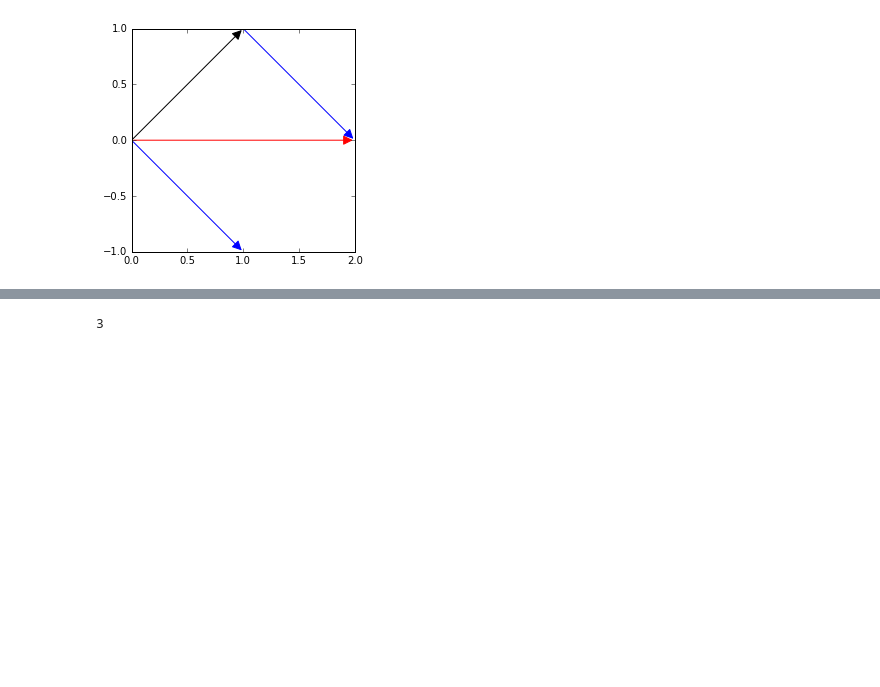
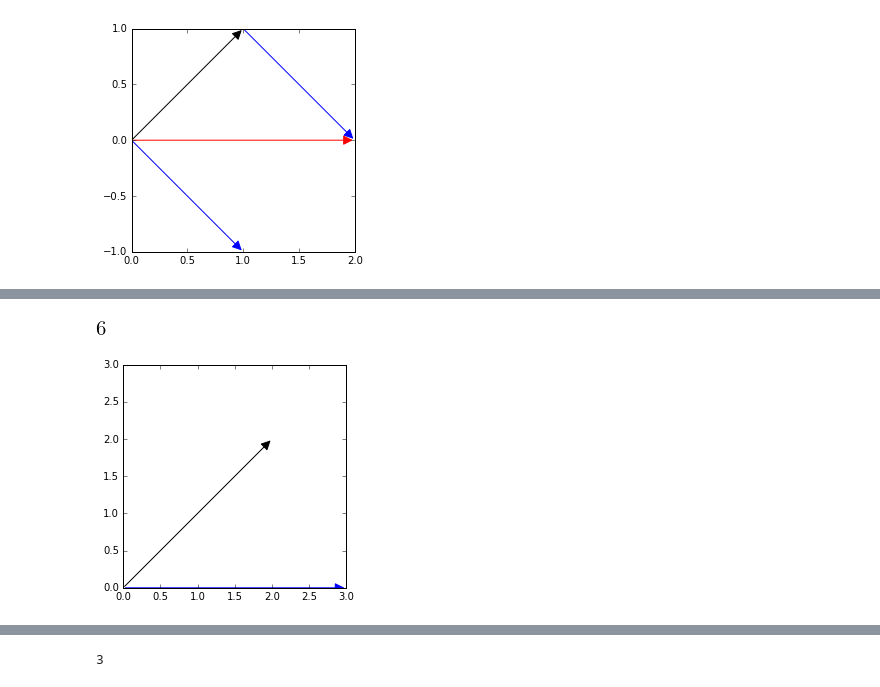
Before and after one commit to minireference/noBSLAnotebooks, a Jupyter notebook: Linear_algebra_overview.ipynb, the cells around one changed output, grey strips where cells are left out. Drawn from its saved outputs; the diff is of its cells as text; code cells hidden in the pictures; blank space fills up the shorter version.

```diff
--- a/Linear_algebra_overview.ipynb
+++ b/Linear_algebra_overview.ipynb
@@ -96,0 +136,12 @@ u+v
+# %%
+u = Vector([2,2])
+v = Vector([3,0])
+
+fig = mpl.figure()
+plot_vecs(u,v)
+autoscale_arrows()
+
+u.dot(v)
+# %% [output]
+[figure, added]
+[figure, added]
```
Also changed, not shown: parts of 60 cells of this notebook.
